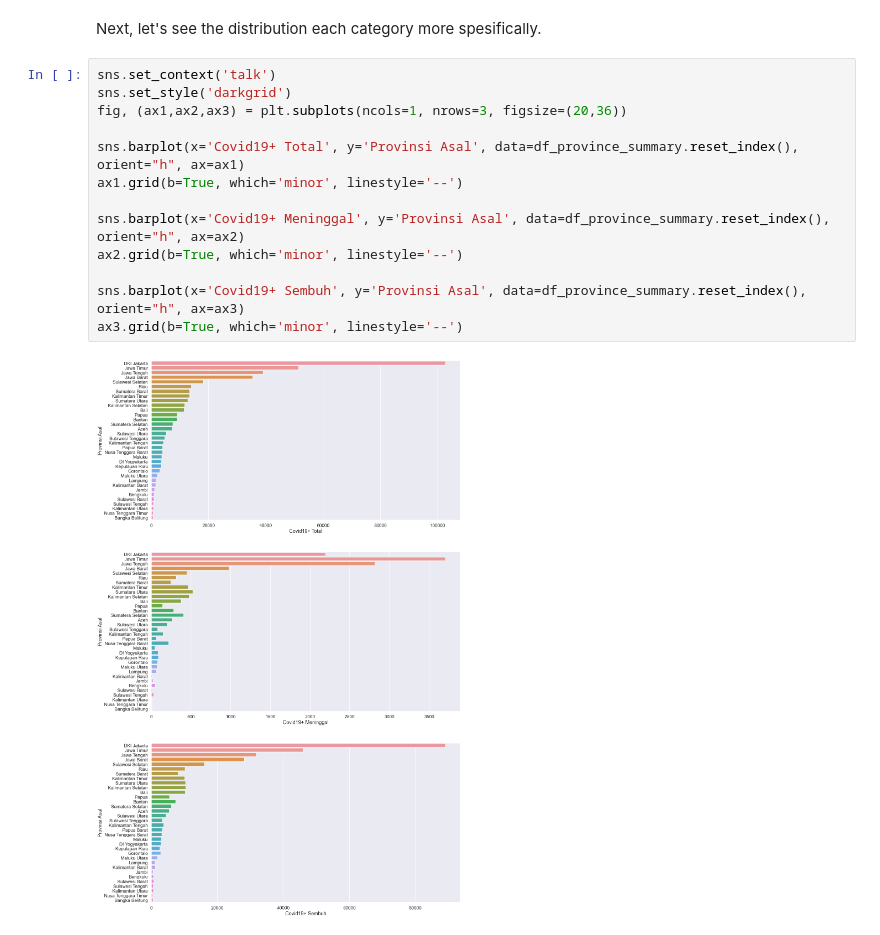
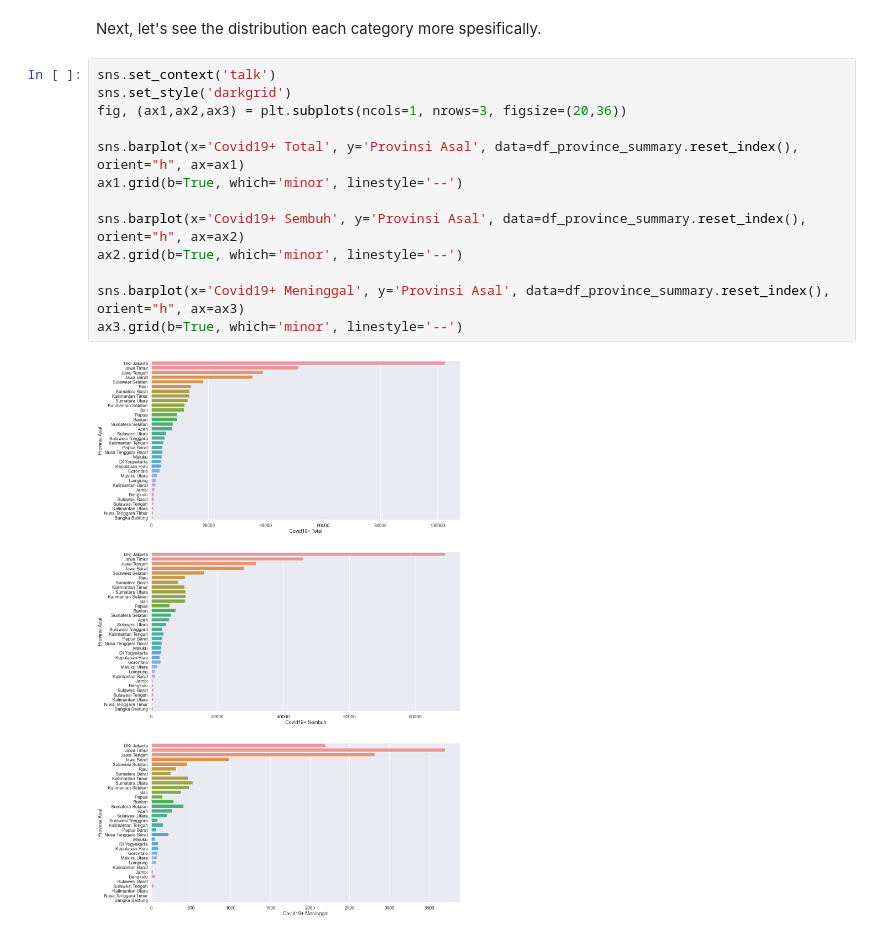
Before and after one commit to rahmalianto/Indonesian-Covid-Analysis, a Jupyter notebook: 2. Indonesian COVID19 Analysis - EDA.ipynb, the cells around one changed output. Drawn from its saved outputs; the diff is of its cells as text.

```diff
--- a/2. Indonesian COVID19 Analysis - EDA.ipynb
+++ b/2. Indonesian COVID19 Analysis - EDA.ipynb
@@ -72,15 +72,15 @@ Next, let's see the distribution each category more spesifically.
 # %%
 sns.set_context('talk')
 sns.set_style('darkgrid')
 fig, (ax1,ax2,ax3) = plt.subplots(ncols=1, nrows=3, figsize=(20,36))
 
 sns.barplot(x='Covid19+ Total', y='Provinsi Asal', data=df_province_summary.reset_index(), orient="h", ax=ax1)
 ax1.grid(b=True, which='minor', linestyle='--')
 
-sns.barplot(x='Covid19+ Meninggal', y='Provinsi Asal', data=df_province_summary.reset_index(), orient="h", ax=ax2)
+sns.barplot(x='Covid19+ Sembuh', y='Provinsi Asal', data=df_province_summary.reset_index(), orient="h", ax=ax2)
 ax2.grid(b=True, which='minor', linestyle='--')
 
-sns.barplot(x='Covid19+ Sembuh', y='Provinsi Asal', data=df_province_summary.reset_index(), orient="h", ax=ax3)
+sns.barplot(x='Covid19+ Meninggal', y='Provinsi Asal', data=df_province_summary.reset_index(), orient="h", ax=ax3)
 ax3.grid(b=True, which='minor', linestyle='--')
 # %% [output]
-[figure, old version]
+[figure, new version]
```
Also changed, not shown: parts of 10 cells of this notebook.
